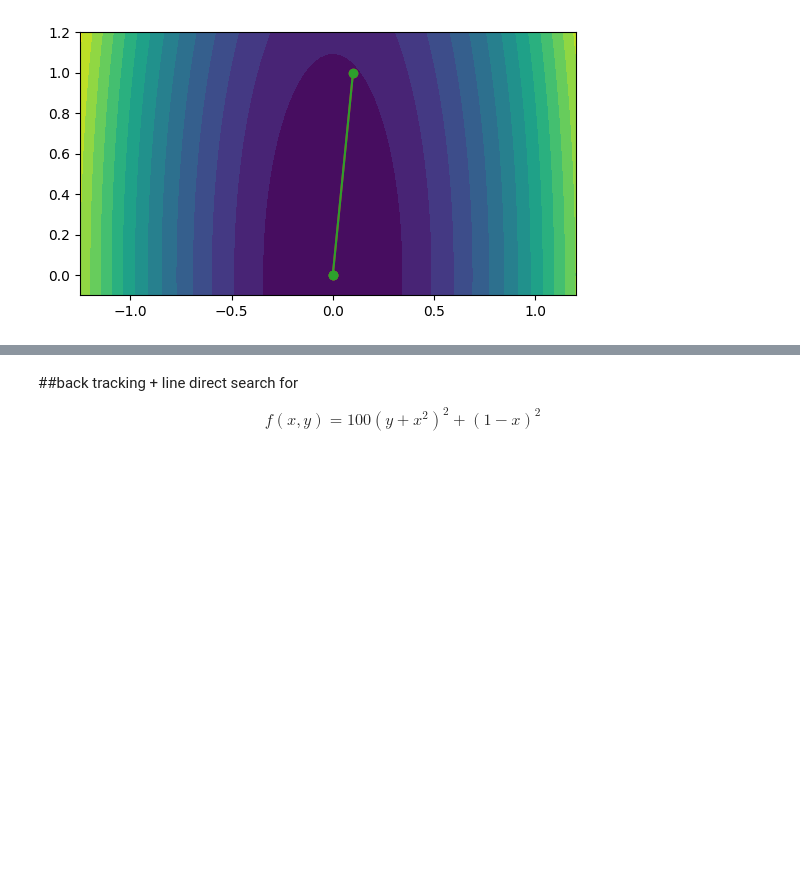
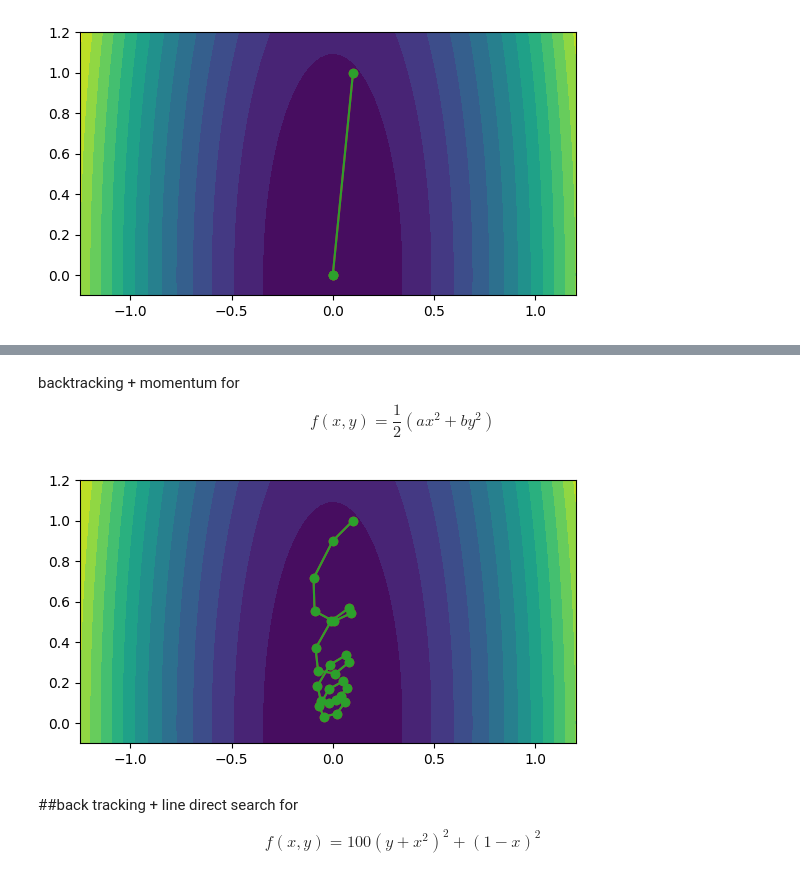
Before and after one commit to MatLock/UdeSa-Applied-Math-and-Optimization, a Jupyter notebook: clase_03/clase_03_gradient_descent.ipynb, the cells around one changed output, grey strips where cells are left out. Saved outputs shown, nothing was run; the diff lists cells and outputs as text; code cells hidden in the pictures; blank space fills up the shorter version.

```diff
--- a/clase_03/clase_03_gradient_descent.ipynb
+++ b/clase_03/clase_03_gradient_descent.ipynb
@@ -244,3 +296,64 @@ gca().set_aspect('equal')
+# %% [markdown]
+backtracking + momentum for $$ f(x, y) = \frac{1}{2} (a x^2 + b y^2) $$
+# %%
+from pylab import *
+import copy
+
+def f(r, a, b):
+  return 0.5*(a*r[0]**2 + b*r[1]**2)
+
+def grad_f(r, a, b):
+  return np.array([a*r[0], b*r[1]])
+
+def backtracking(point, a, b, gradient_value, alpha_init, beta = 0.5,c = 0.25):
+  f_x = f(point, a, b)
+  tmp = alpha_init
+
+  while f(point - tmp * gradient_value, a, b) > f(point,a, b) - tmp * c * np.linalg.norm(gradient_value)**2:
+    tmp = beta * tmp
+  return tmp
+
+
+
+Nsteps = 25
+step = 1  # alpha
+xk = np.zeros(Nsteps+1)
+yk = np.zeros(Nsteps+1)
+fk = np.zeros(Nsteps+1)
+aa = 1.0
+bb = 0.1
+xk[0] = 0.1
+yk[0] = 1.0
+momentum_x = np.zeros(Nsteps+1)
+momentum_y = np.zeros(Nsteps+1)
+beta_momentum = 0.95
+fk[0] = f((0.1, 1.0), aa, bb)
+momentum_x[0] = grad_f((0.1, 1.0), aa, bb)[0]
+momentum_y[0] = grad_f((0.1, 1.0), aa, bb)[1]
+
+for ii in range(Nsteps):
+  point = np.array([xk[ii], yk[ii]])
+  f_gradient = grad_f(point, aa, bb)
+  step = backtracking(point, aa, bb,f_gradient, step)
+  xk[ii+1] = xk[ii] - step*momentum_x[ii]
+  yk[ii+1] = yk[ii] - step*momentum_y[ii]
+  momentum_x[ii+1] = grad_f((xk[ii+1], yk[ii+1]), aa, bb)[0] + beta_momentum*momentum_x[ii]
+  momentum_y[ii+1] = grad_f((xk[ii+1], yk[ii+1]), aa, bb)[1] + beta_momentum*momentum_x[ii]
+  fk[ii+1] = f((xk[ii+1], yk[ii+1]), aa, bb)
+
+x_gd = copy.copy(xk)
+y_gd = copy.copy(yk)
+
+xx = np.linspace(-1.25, 1.2, num=100)
+yy = np.linspace(-0.1, 1.2, num=200)
+X, Y = np.meshgrid(xx, yy, indexing='ij')
+
+contourf(X, Y, f([X, Y], aa, bb), levels=15)
+plot(xk, yk, color='C3', marker='o')
+plot(x_gd, y_gd, color='C2', marker='o')
+gca().set_aspect('equal')
+# %% [output]
+[figure, added]
 # %% [markdown]
 ##back tracking + line direct search for
 
```
Also changed, not shown: parts of 7 cells of this notebook.
